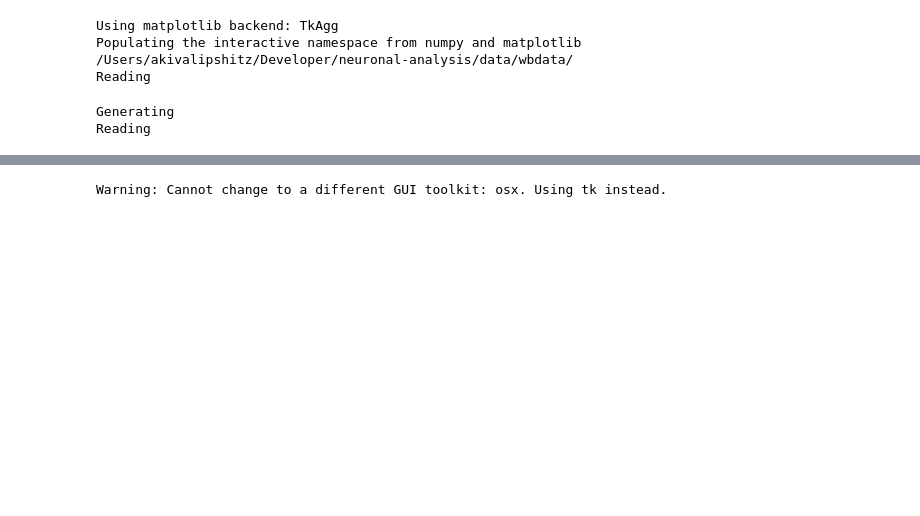
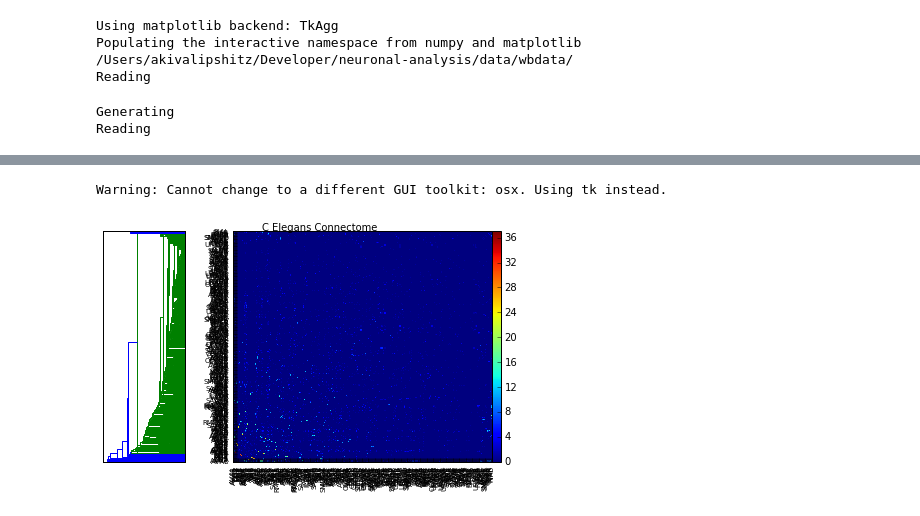
Before and after one commit to openworm/neuronal-analysis, a Jupyter notebook: laboratory/Temporal Clustering.ipynb, the cells around one changed output, grey strips where cells are left out. Saved outputs shown, nothing was run; the diff lists cells and outputs as text; code cells hidden in the pictures; blank space fills up the shorter version.

```diff
--- a/laboratory/Temporal Clustering.ipynb
+++ b/laboratory/Temporal Clustering.ipynb
@@ -100,32 +100,33 @@ fig.suptitle('C Elegans Connectome')
 
 axdendro = fig.add_axes([0.00,0.15,0.19,0.8])
 Y = sch.linkage(D, method='centroid')
 Z = sch.dendrogram(Y, orientation='right', labels = connectome.nodes())
 
 # Plot distance matrix.
 axmatrix = fig.add_axes([0.3,0.15,0.6,0.8])
 index = Z['leaves']
 D = D[index][:,index]
 im = axmatrix.matshow(D, aspect='auto', origin='lower')
 axdendro.set_yticks([])
 axdendro.set_xticks([])
 
 # Plot colorbar.
 axcolor = fig.add_axes([0.9,0.15,0.02,0.8])
 pylab.colorbar(im, cax=axcolor)
 
 ticks = np.array(connectome.nodes())[index]
 xticks = np.arange(0,len(ticks))
 yticks = np.arange(0,len(ticks))
 
 axmatrix.set_yticks(yticks, minor=False)
-axmatrix.set_yticklabels(ticks, minor=False)
+axmatrix.set_yticklabels(ticks, minor=False,size='x-small')
 axmatrix.yaxis.set_ticks_position('left')
 
 
 
 axmatrix.set_xticks(xticks, minor=False)
-axmatrix.set_xticklabels(ticks, minor=False, rotation='vertical')
+axmatrix.set_xticklabels(ticks, minor=False, rotation='vertical',size='x-small')
 axmatrix.xaxis.set_ticks_position('bottom')
 # %% [output]
 Warning: Cannot change to a different GUI toolkit: osx. Using tk instead.
+[figure, added]
```
Also changed, not shown: parts of 8 cells of this notebook, 2 other files.
